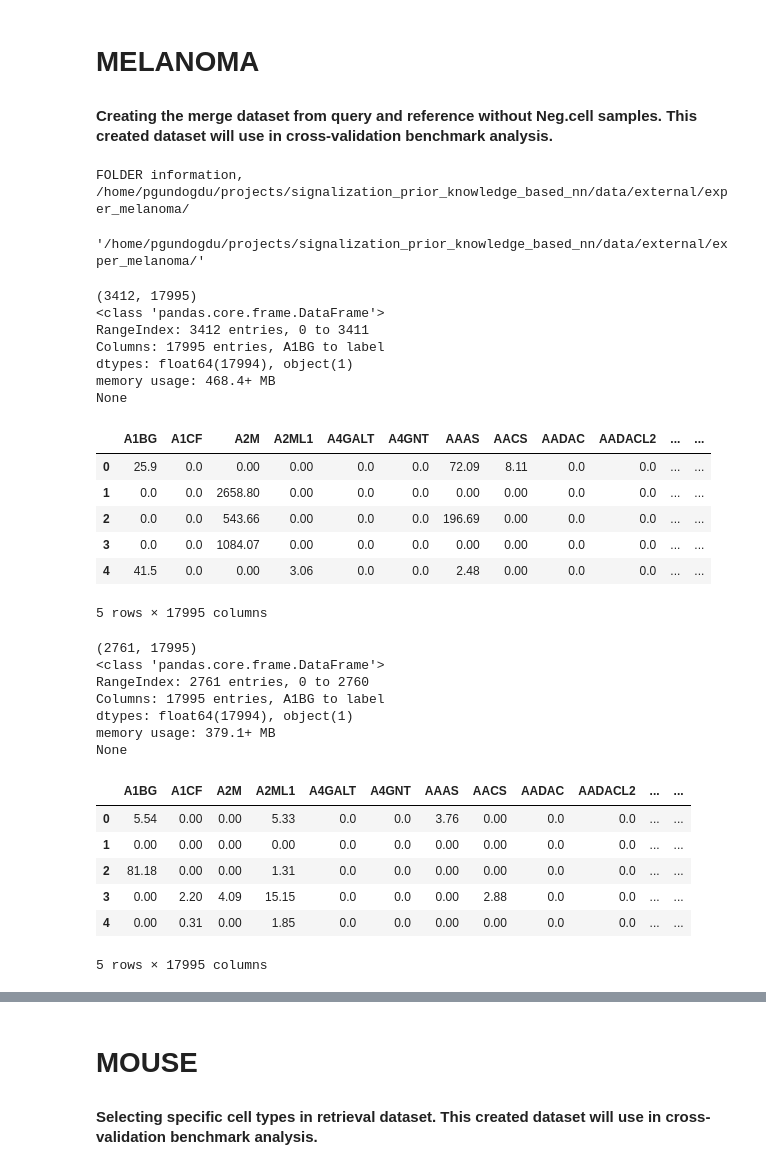
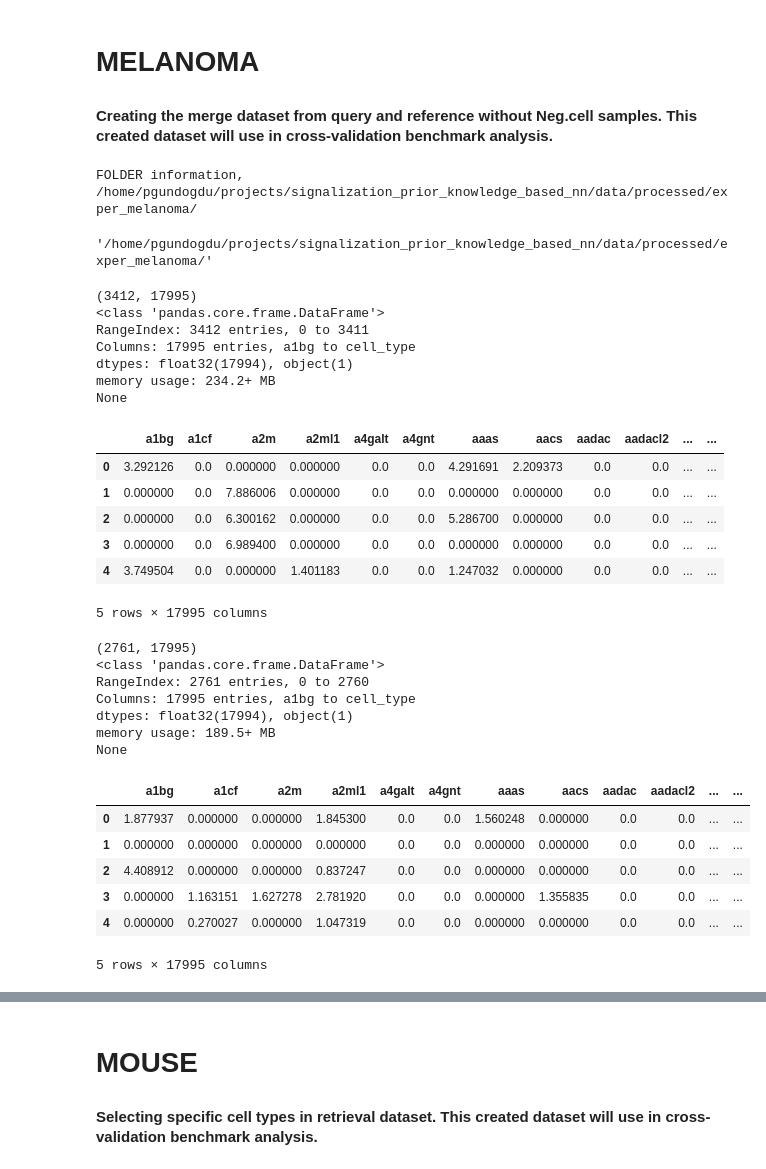
Before and after one commit to pelingundogdu/signalization_prior_knowledge_based_nn, a Jupyter notebook: notebooks/2.1-pg-exporting-additional-datasets.ipynb, the cells around one changed output, grey strips where cells are left out. Cells and saved outputs as stored; diff of their text form; code cells hidden in the pictures.

```diff
--- a/notebooks/2.1-pg-exporting-additional-datasets.ipynb
+++ b/notebooks/2.1-pg-exporting-additional-datasets.ipynb
@@ -39,15 +39,15 @@ warnings.filterwarnings('ignore')
 # %%
 # experiment source
 experiment = 'exper_melanoma'
-loc = 'external'
+loc = 'processed'
 # the output location
 loc_output = os.path.join(src.DIR_DATA, loc, experiment)
 src.define_folder(loc_=loc_output)
 # %% [output]
-FOLDER information,  /home/pgundogdu/projects/signalization_prior_knowledge_based_nn/data/external/exper_melanoma/
+FOLDER information,  /home/pgundogdu/projects/signalization_prior_knowledge_based_nn/data/processed/exper_melanoma/
-'/home/pgundogdu/projects/signalization_prior_knowledge_based_nn/data/external/exper_melanoma/'
+'/home/pgundogdu/projects/signalization_prior_knowledge_based_nn/data/processed/exper_melanoma/'
 # %%
-df_query = pd.read_pickle(os.path.join(src.DIR_DATA, loc, experiment, 'query.pck'))
+df_query = pd.read_pickle(os.path.join(src.DIR_DATA, loc, experiment, 'query_log1p.pck'))
 print(df_query.shape)
 print(df_query.info())
 df_query.head()
@@ -55,36 +55,36 @@ df_query.head()
 (3412, 17995)
 <class 'pandas.core.frame.DataFrame'>
 RangeIndex: 3412 entries, 0 to 3411
-Columns: 17995 entries, A1BG to label
-dtypes: float64(17994), object(1)
-memory usage: 468.4+ MB
+Columns: 17995 entries, a1bg to cell_type
+dtypes: float32(17994), object(1)
+memory usage: 234.2+ MB
 None
-|  | A1BG | A1CF | A2M | A2ML1 | A4GALT | A4GNT | AAAS | AACS | AADAC | AADACL2 | ... | ... |
-| 0 | 25.9 | 0.0 | 0.00 | 0.00 | 0.0 | 0.0 | 72.09 | 8.11 | 0.0 | 0.0 | ... | ... |
-| 1 | 0.0 | 0.0 | 2658.80 | 0.00 | 0.0 | 0.0 | 0.00 | 0.00 | 0.0 | 0.0 | ... | ... |
-| 2 | 0.0 | 0.0 | 543.66 | 0.00 | 0.0 | 0.0 | 196.69 | 0.00 | 0.0 | 0.0 | ... | ... |
-| 3 | 0.0 | 0.0 | 1084.07 | 0.00 | 0.0 | 0.0 | 0.00 | 0.00 | 0.0 | 0.0 | ... | ... |
-| 4 | 41.5 | 0.0 | 0.00 | 3.06 | 0.0 | 0.0 | 2.48 | 0.00 | 0.0 | 0.0 | ... | ... |
+|  | a1bg | a1cf | a2m | a2ml1 | a4galt | a4gnt | aaas | aacs | aadac | aadacl2 | ... | ... |
+| 0 | 3.292126 | 0.0 | 0.000000 | 0.000000 | 0.0 | 0.0 | 4.291691 | 2.209373 | 0.0 | 0.0 | ... | ... |
+| 1 | 0.000000 | 0.0 | 7.886006 | 0.000000 | 0.0 | 0.0 | 0.000000 | 0.000000 | 0.0 | 0.0 | ... | ... |
+| 2 | 0.000000 | 0.0 | 6.300162 | 0.000000 | 0.0 | 0.0 | 5.286700 | 0.000000 | 0.0 | 0.0 | ... | ... |
+| 3 | 0.000000 | 0.0 | 6.989400 | 0.000000 | 0.0 | 0.0 | 0.000000 | 0.000000 | 0.0 | 0.0 | ... | ... |
+| 4 | 3.749504 | 0.0 | 0.000000 | 1.401183 | 0.0 | 0.0 | 1.247032 | 0.000000 | 0.0 | 0.0 | ... | ... |
 5 rows × 17995 columns
 # %%
-df_reference = pd.read_pickle(os.path.join(src.DIR_DATA, loc, experiment, 'reference.pck'))
+df_reference = pd.read_pickle(os.path.join(src.DIR_DATA, loc, experiment, 'reference_log1p.pck'))
 print(df_reference.shape)
 print(df_reference.info())
 df_reference.head()
 # %% [output]
 (2761, 17995)
 <class 'pandas.core.frame.DataFrame'>
 RangeIndex: 2761 entries, 0 to 2760
-Columns: 17995 entries, A1BG to label
-dtypes: float64(17994), object(1)
-memory usage: 379.1+ MB
+Columns: 17995 entries, a1bg to cell_type
+dtypes: float32(17994), object(1)
+memory usage: 189.5+ MB
 None
-|  | A1BG | A1CF | A2M | A2ML1 | A4GALT | A4GNT | AAAS | AACS | AADAC | AADACL2 | ... | ... |
-| 0 | 5.54 | 0.00 | 0.00 | 5.33 | 0.0 | 0.0 | 3.76 | 0.00 | 0.0 | 0.0 | ... | ... |
-| 1 | 0.00 | 0.00 | 0.00 | 0.00 | 0.0 | 0.0 | 0.00 | 0.00 | 0.0 | 0.0 | ... | ... |
-| 2 | 81.18 | 0.00 | 0.00 | 1.31 | 0.0 | 0.0 | 0.00 | 0.00 | 0.0 | 0.0 | ... | ... |
-| 3 | 0.00 | 2.20 | 4.09 | 15.15 | 0.0 | 0.0 | 0.00 | 2.88 | 0.0 | 0.0 | ... | ... |
-| 4 | 0.00 | 0.31 | 0.00 | 1.85 | 0.0 | 0.0 | 0.00 | 0.00 | 0.0 | 0.0 | ... | ... |
+|  | a1bg | a1cf | a2m | a2ml1 | a4galt | a4gnt | aaas | aacs | aadac | aadacl2 | ... | ... |
+| 0 | 1.877937 | 0.000000 | 0.000000 | 1.845300 | 0.0 | 0.0 | 1.560248 | 0.000000 | 0.0 | 0.0 | ... | ... |
+| 1 | 0.000000 | 0.000000 | 0.000000 | 0.000000 | 0.0 | 0.0 | 0.000000 | 0.000000 | 0.0 | 0.0 | ... | ... |
+| 2 | 4.408912 | 0.000000 | 0.000000 | 0.837247 | 0.0 | 0.0 | 0.000000 | 0.000000 | 0.0 | 0.0 | ... | ... |
+| 3 | 0.000000 | 1.163151 | 1.627278 | 2.781920 | 0.0 | 0.0 | 0.000000 | 1.355835 | 0.0 | 0.0 | ... | ... |
+| 4 | 0.000000 | 0.270027 | 0.000000 | 1.047319 | 0.0 | 0.0 | 0.000000 | 0.000000 | 0.0 | 0.0 | ... | ... |
 5 rows × 17995 columns
 # %%
 df_merged = pd.concat([df_query, df_reference], axis=0)
```
Also changed, not shown: parts of 7 cells of this notebook, 3 other files.
